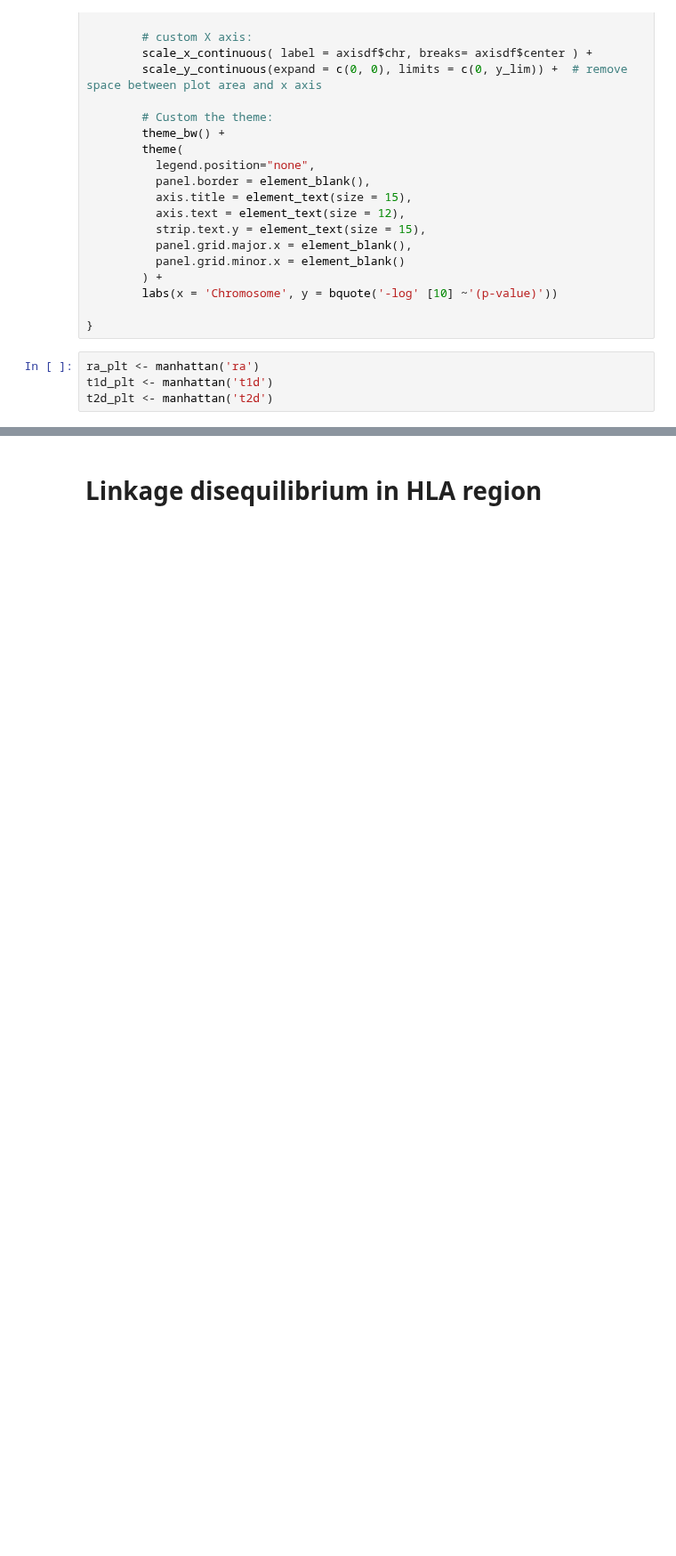
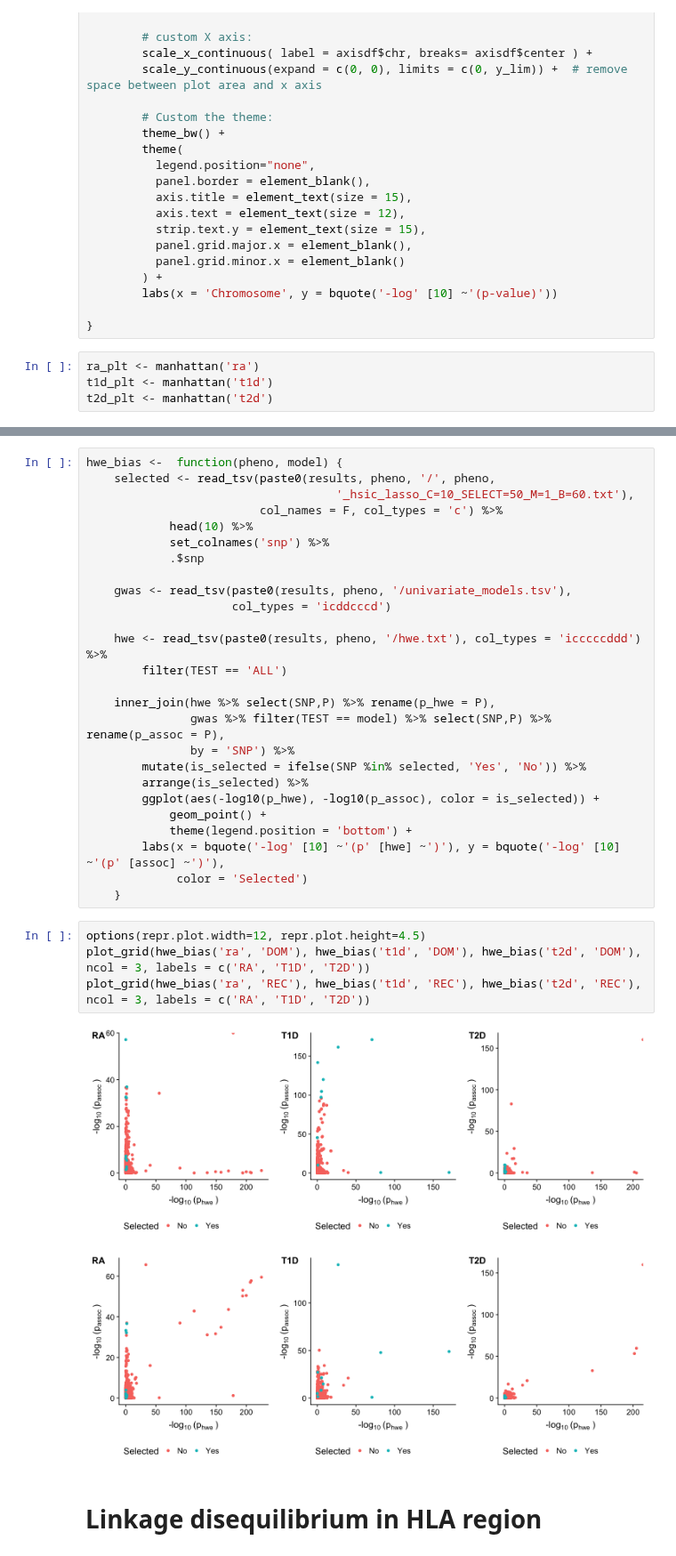
Before and after one commit to hclimente/nori, a Jupyter notebook: doc/gwas.ipynb, the cells around one changed output, grey strips where cells are left out. Shown at 89% size. Cells and saved outputs as stored; diff of their text form; blank space fills up the shorter version.

```diff
--- a/doc/gwas.ipynb
+++ b/doc/gwas.ipynb
@@ -204,3 +206,36 @@ plot_grid(ra_plt, t1d_plt, t2d_plt, nrow = 3,
+# %%
+hwe_bias <-  function(pheno, model) {
+    selected <- read_tsv(paste0(results, pheno, '/', pheno,
+                                    '_hsic_lasso_C=10_SELECT=50_M=1_B=60.txt'),
+                         col_names = F, col_types = 'c') %>%
+            head(10) %>%
+            set_colnames('snp') %>%
+            .$snp
+
+    gwas <- read_tsv(paste0(results, pheno, '/univariate_models.tsv'),
+                     col_types = 'icddcccd')
+
+    hwe <- read_tsv(paste0(results, pheno, '/hwe.txt'), col_types = 'icccccddd') %>%
+        filter(TEST == 'ALL')
+
+    inner_join(hwe %>% select(SNP,P) %>% rename(p_hwe = P),
+               gwas %>% filter(TEST == model) %>% select(SNP,P) %>% rename(p_assoc = P),
+               by = 'SNP') %>%
+        mutate(is_selected = ifelse(SNP %in% selected, 'Yes', 'No')) %>%
+        arrange(is_selected) %>%
+        ggplot(aes(-log10(p_hwe), -log10(p_assoc), color = is_selected)) +
+            geom_point() +
+            theme(legend.position = 'bottom') +
+        labs(x = bquote('-log' [10] ~'(p' [hwe] ~')'), y = bquote('-log' [10] ~'(p' [assoc] ~')'),
+             color = 'Selected')
+    }
+# %%
+options(repr.plot.width=12, repr.plot.height=4.5)
+plot_grid(hwe_bias('ra', 'DOM'), hwe_bias('t1d', 'DOM'), hwe_bias('t2d', 'DOM'), ncol = 3, labels = c('RA', 'T1D', 'T2D'))
+plot_grid(hwe_bias('ra', 'REC'), hwe_bias('t1d', 'REC'), hwe_bias('t2d', 'REC'), ncol = 3, labels = c('RA', 'T1D', 'T2D'))
+# %% [output]
+[figure, added]
+[figure, added]
 # %% [markdown]
 # Linkage disequilibrium in HLA region
 # %%
```
Also changed, not shown: parts of 2 cells of this notebook.
